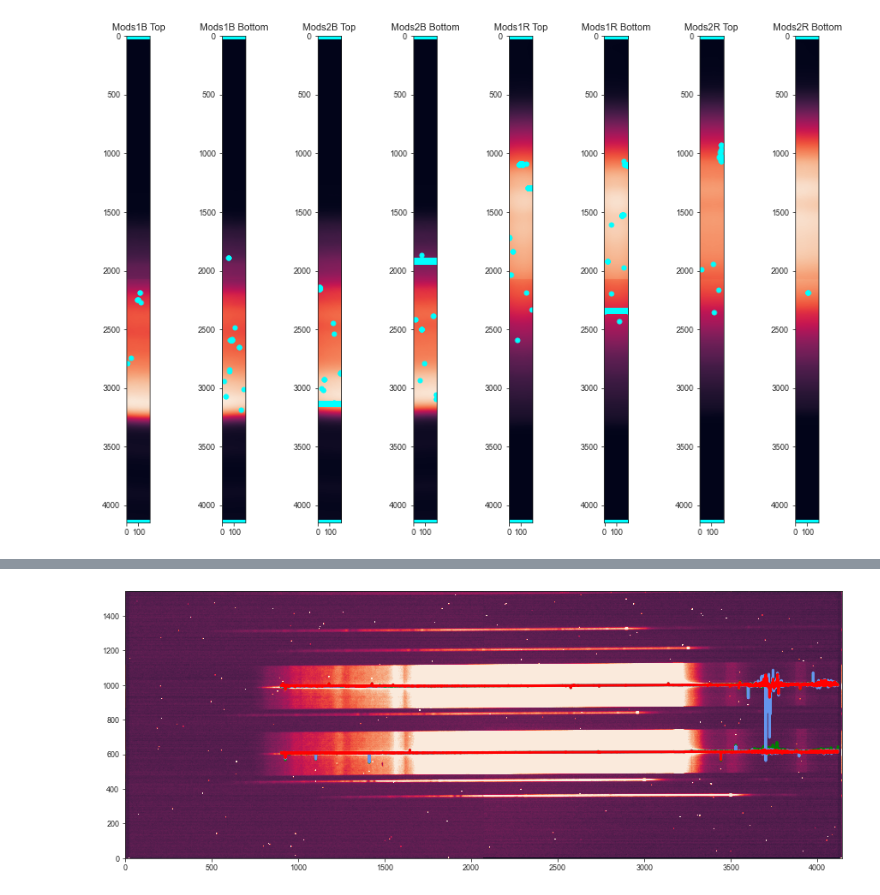
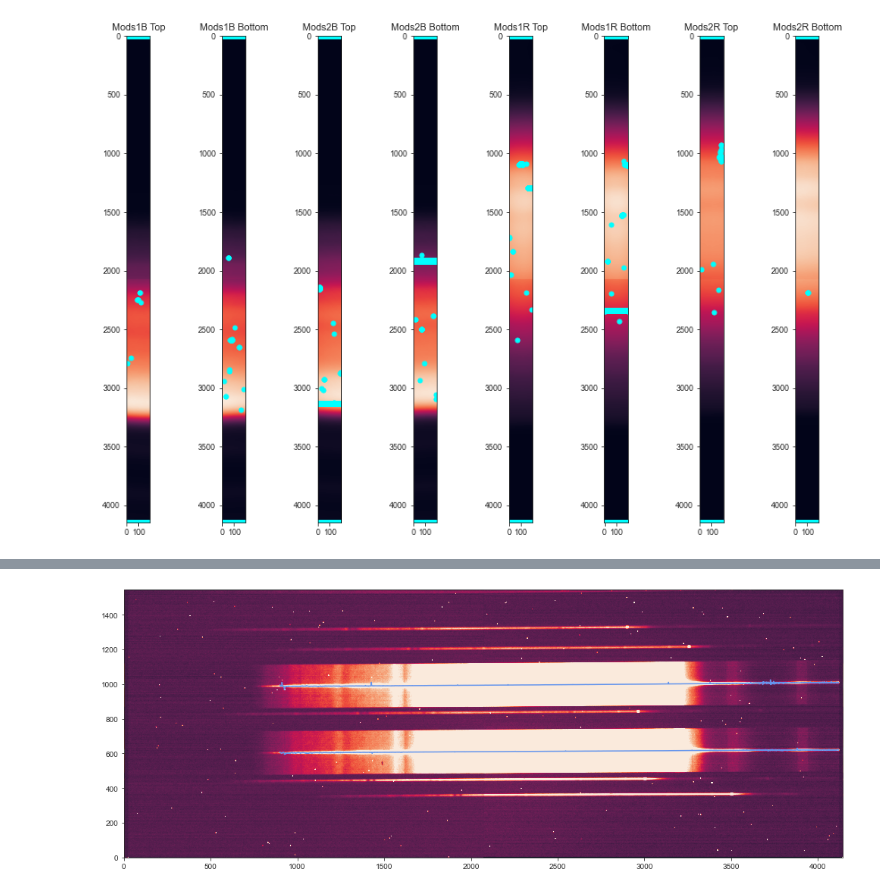
Before and after one commit to natalieallen/LBT-Data-Analysis, a Jupyter notebook: LBT_Data_Calibration.ipynb, the cells around one changed output, grey strips where cells are left out. Cells and saved outputs as stored; diff of their text form; code cells hidden in the pictures.

```diff
--- a/LBT_Data_Calibration.ipynb
+++ b/LBT_Data_Calibration.ipynb
@@ -500,6 +544,6 @@ def trace_spectrum_gaussian(data, xi, xf, y_guess, profile_radius = 120, gauss_f
 # %%
 # function to do a basic trace fit to the data
-def trace_spectrum(data, xi, xf, y_guess, profile_radius = 120, gauss_filter_width = 10):
+def trace_spectrum(data, xi, xf, y_guess, profile_radius = 50, gauss_filter_width = 10):
     # x-axis
     x = np.arange(xi,xf)
     # y-axis
@@ -509,17 +553,19 @@ def trace_spectrum(data, xi, xf, y_guess, profile_radius = 120, gauss_filter_wid
     y_vals = np.zeros(len(x))
 
     for i in range(len(x)):
+        # Convolve column with a gaussian filter; remove median before convolving
+        #filtered_column = gaussian_filter1d(data[:,x[i]] - np.median(data[:,x[i]]), gauss_filter_width)
         # Find centroid within profile_radius pixels of the initial guess:
         idx = np.where(np.abs(y-y_guess)<profile_radius)[0]
         y_vals[i] = np.sum(y[idx]*data[:,x[i]][idx])/np.sum(data[:,x[i]][idx])
-        ystart = y_vals[i]
+        y_guess = y_vals[i]
     return x,y_vals
 # %%
 # setting values for trace_spectrum - cut out reference pixels in x
-xi = 900
+xi = 800
 xf = 4120
-y_guess_lower = 1000
-y_guess_upper = 610
+y_guess_upper = 1000
+y_guess_lower = 610
 
 # plotting the raw data first
 plt.figure(figsize=(17,12))
@@ -530,16 +576,10 @@ im.set_clim(-5,20)
 x_upper, y_upper = trace_spectrum(data, xi, xf, y_guess_upper)
 x_lower, y_lower = trace_spectrum(data, xi, xf, y_guess_lower)
 
-x_upper_g, y_upper_g = trace_spectrum_gaussian(data, xi, xf, y_guess_upper)
-x_lower_g, y_lower_g = trace_spectrum_gaussian(data, xi, xf, y_guess_lower)
-
-
 # plots the traces
 plt.xlim(0,4144)
 plt.ylim(0,1544)
 plt.plot(x_upper,y_upper,color='cornflowerblue',lw=3)
 plt.plot(x_lower,y_lower,color='cornflowerblue',lw=3)
-plt.plot(x_upper_g,y_upper_g,color='green',lw=3)
-plt.plot(x_lower_g,y_lower_g,color='green',lw=3)
 plt.show()
 # %% [output]
@@ -598,17 +638,13 @@ def trace_spectrum_cuts(file, xi = 900, xf = 4120):
 # single test frame
 test_trace = trace_spectrum_cuts(cleaned_data[0])
 # %%
-plt.figure(figsize=(15,10))
+plt.figure(figsize=(17,12))
 im = plt.imshow(data)
 im.set_clim(-5,20)
 plt.xlim(0,4144)
 plt.ylim(0,1544)
-plt.plot(x_upper_g,y_upper_g,color='green',lw=3)
-plt.plot(x_lower_g,y_lower_g,color='green',lw=3)
-plt.plot(x_upper,y_upper,color='cornflowerblue',lw=3)
-plt.plot(x_lower,y_lower,color='cornflowerblue',lw=3)
-plt.plot(test_trace[0][0],test_trace[0][1],color='red',lw=3)
-plt.plot(test_trace[1][0],test_trace[1][1],color='red',lw=3)
+plt.plot(test_trace[0][0], test_trace[0][1], color = "cornflowerblue")
+plt.plot(test_trace[0][0], test_trace[1][1], color = "cornflowerblue")
 plt.show()
 # %% [output]
-[figure, old version]
+[figure, new version]
```
Also changed, not shown: parts of 23 cells of this notebook.
